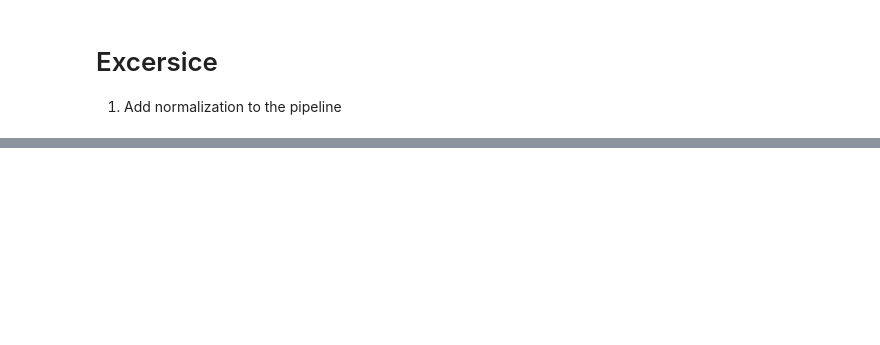
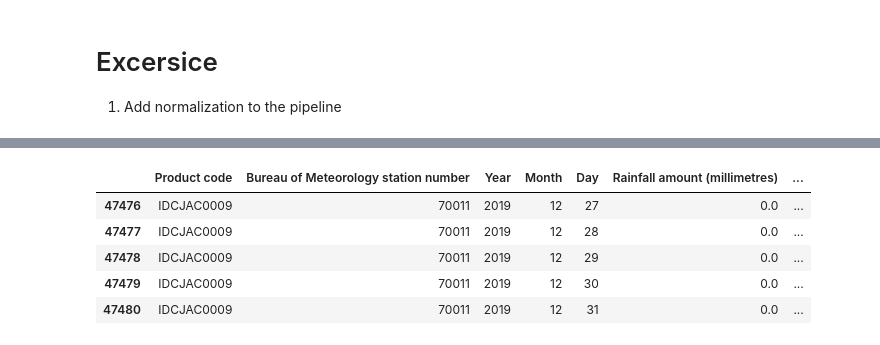
Before and after one commit to nci900/AAPP-Distributed-Dask, a Jupyter notebook: Dask-ml/dask-ml.ipynb, the cells around one changed output, grey strips where cells are left out. Cells and saved outputs as stored; diff of their text form; code cells hidden in the pictures; blank space fills up the shorter version.

```diff
--- a/Dask-ml/dask-ml.ipynb
+++ b/Dask-ml/dask-ml.ipynb
@@ -476,0 +481,9 @@ sns.scatterplot(data = X_train, x = 'Longitude', y = 'Latitude', hue = pipe['clu
+# %%
+df.tail()
+# %% [output]
+|  | Product code | Bureau of Meteorology station number | Year | Month | Day | Rainfall amount (millimetres) | ... |
+| 47476 | IDCJAC0009 | 70011 | 2019 | 12 | 27 | 0.0 | ... |
+| 47477 | IDCJAC0009 | 70011 | 2019 | 12 | 28 | 0.0 | ... |
+| 47478 | IDCJAC0009 | 70011 | 2019 | 12 | 29 | 0.0 | ... |
+| 47479 | IDCJAC0009 | 70011 | 2019 | 12 | 30 | 0.0 | ... |
+| 47480 | IDCJAC0009 | 70011 | 2019 | 12 | 31 | 0.0 | ... |
```
Also changed, not shown: parts of 31 cells of this notebook, 3 other files.
